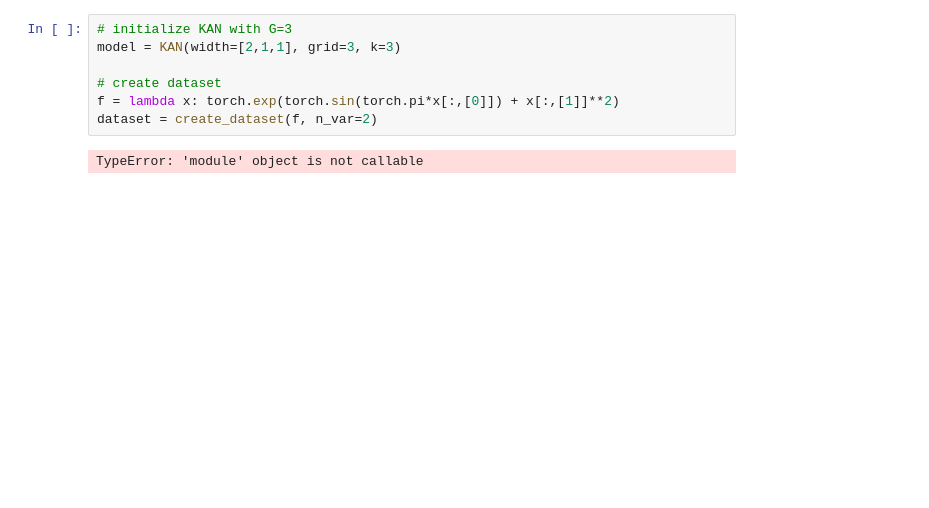
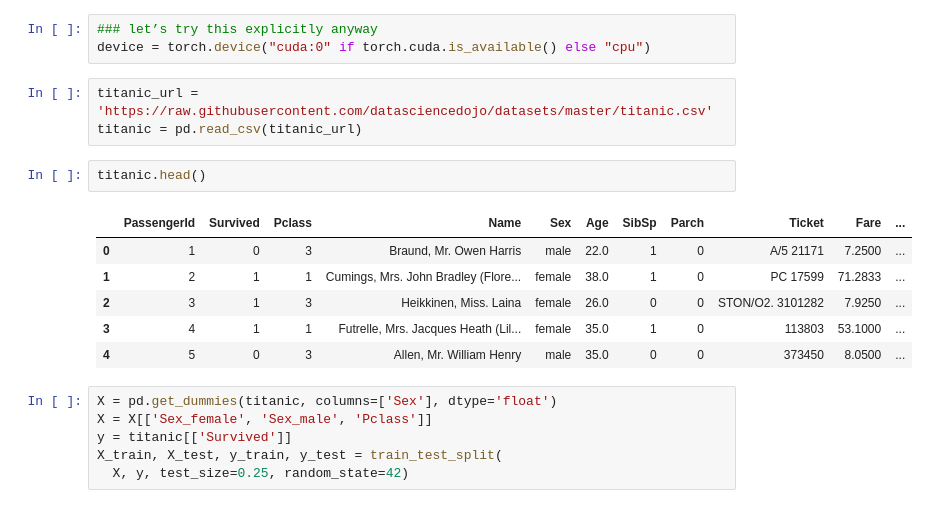
Before and after one commit to elliot-linsey/KAN, a Jupyter notebook: KAN.ipynb, the cells around one changed output. Drawn from its saved outputs; the diff is of its cells as text; blank space fills up the shorter version.

Commit message:
Initial KAN for titanic dataset

```diff
--- a/KAN.ipynb
+++ b/KAN.ipynb
@@ -7,9 +17,21 @@ ImportError: cannot import name 'create_dataset' from 'kan' (c:\Users\ellio\Docu
-# %%
-# initialize KAN with G=3
-model = KAN(width=[2,1,1], grid=3, k=3)
-
-# create dataset
-f = lambda x: torch.exp(torch.sin(torch.pi*x[:,[0]]) + x[:,[1]]**2)
-dataset = create_dataset(f, n_var=2)
-# %% [output]
-TypeError: 'module' object is not callable
+# %%
+### let’s try this explicitly anyway
+device = torch.device("cuda:0" if torch.cuda.is_available() else "cpu")
+# %%
+titanic_url = 'https://raw.githubusercontent.com/datasciencedojo/datasets/master/titanic.csv'
+titanic = pd.read_csv(titanic_url)
+# %%
+titanic.head()
+# %% [output]
+|  | PassengerId | Survived | Pclass | Name | Sex | Age | SibSp | Parch | Ticket | Fare | ... |
+| 0 | 1 | 0 | 3 | Braund, Mr. Owen Harris | male | 22.0 | 1 | 0 | A/5 21171 | 7.2500 | ... |
+| 1 | 2 | 1 | 1 | Cumings, Mrs. John Bradley (Flore... | female | 38.0 | 1 | 0 | PC 17599 | 71.2833 | ... |
+| 2 | 3 | 1 | 3 | Heikkinen, Miss. Laina | female | 26.0 | 0 | 0 | STON/O2. 3101282 | 7.9250 | ... |
+| 3 | 4 | 1 | 1 | Futrelle, Mrs. Jacques Heath (Lil... | female | 35.0 | 1 | 0 | 113803 | 53.1000 | ... |
+| 4 | 5 | 0 | 3 | Allen, Mr. William Henry | male | 35.0 | 0 | 0 | 373450 | 8.0500 | ... |
+# %%
+X = pd.get_dummies(titanic, columns=['Sex'], dtype='float')
+X = X[['Sex_female', 'Sex_male', 'Pclass']]
+y = titanic[['Survived']]
+X_train, X_test, y_train, y_test = train_test_split(
+  X, y, test_size=0.25, random_state=42)
```
Also changed, not shown: parts of 10 cells of this notebook.
